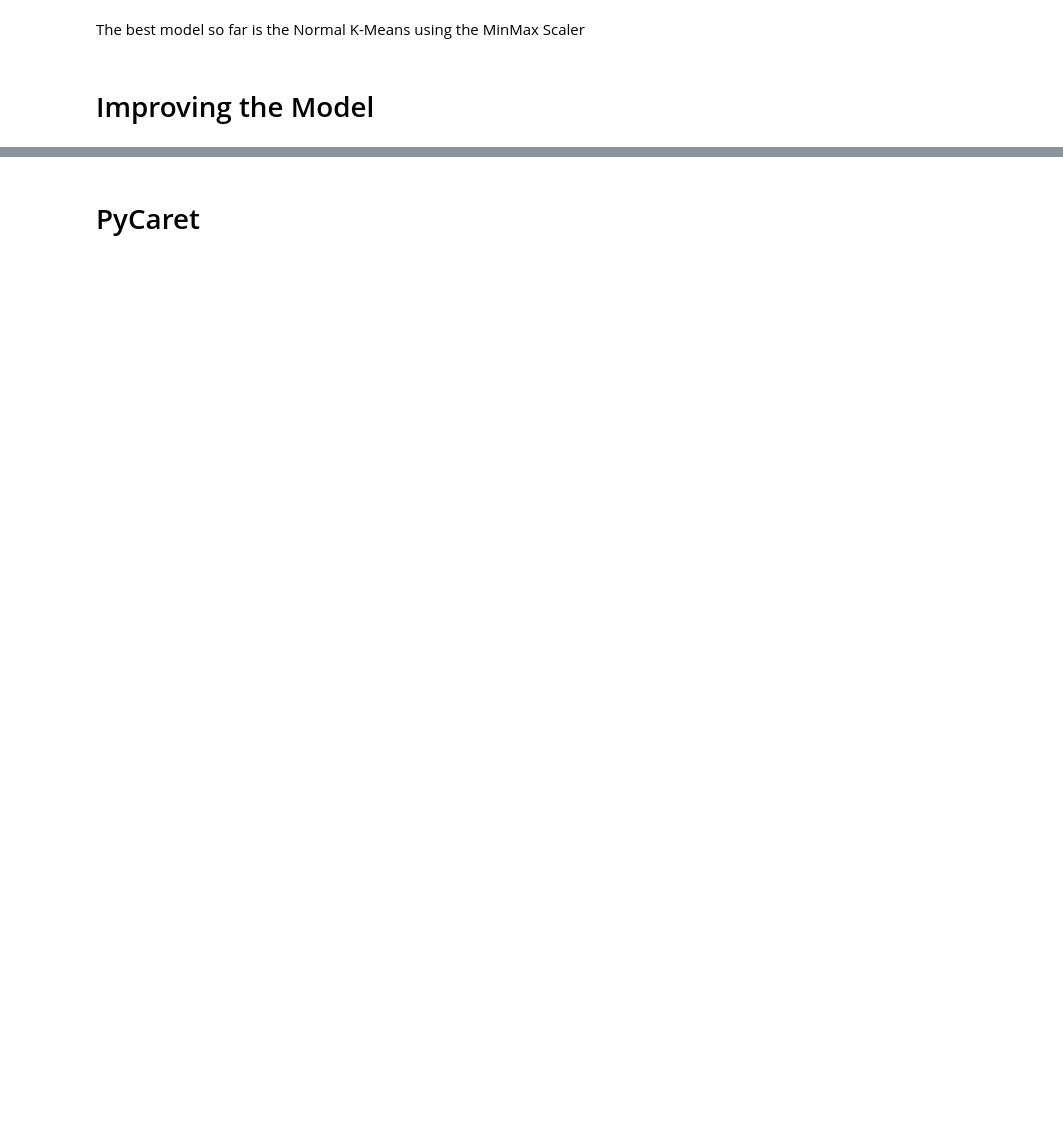
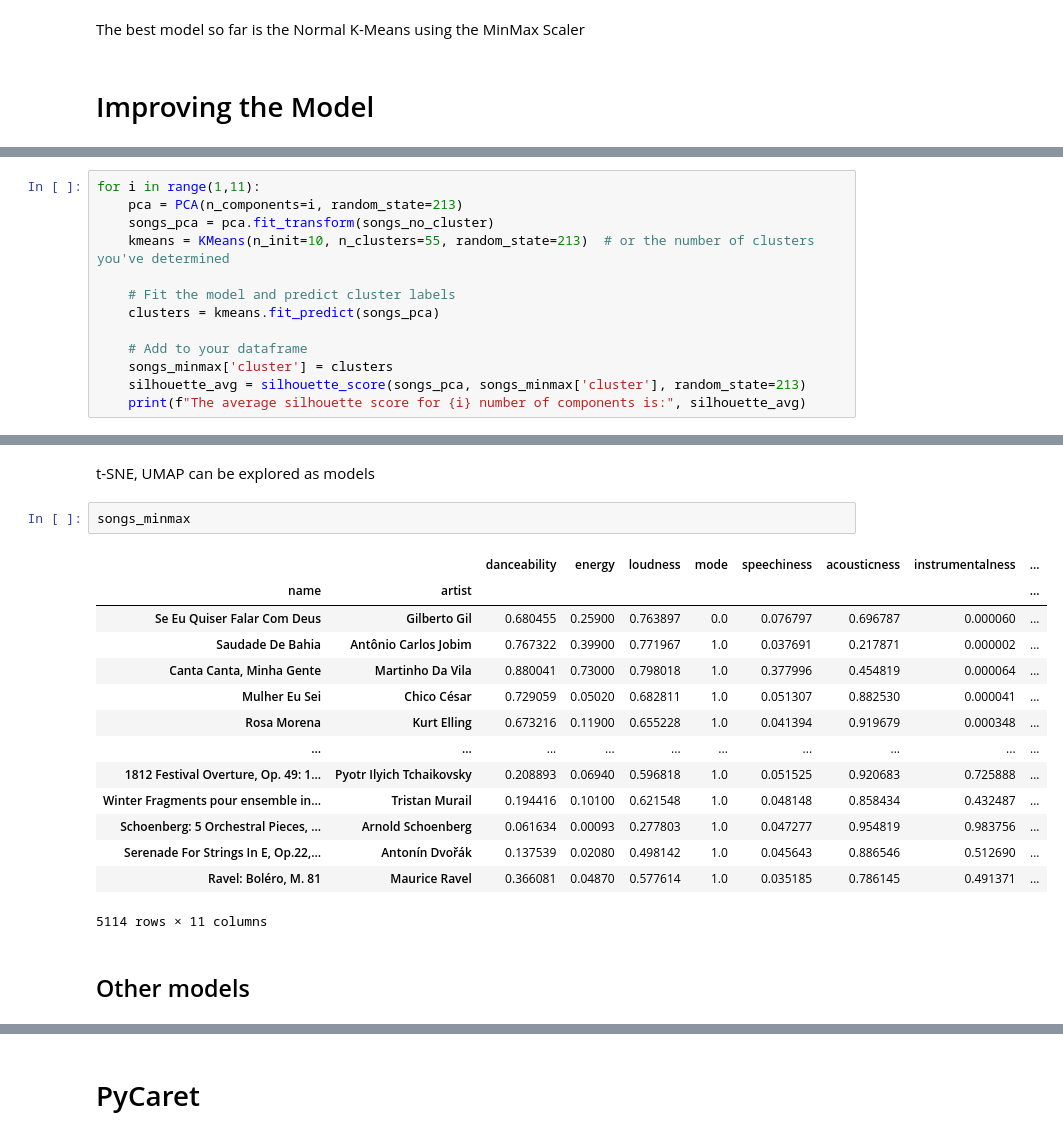
Before and after one commit to MerleSt/SpotifyPlaylistMoosic, a Jupyter notebook: Notebooks/Cluster_Analysis.ipynb, the cells around one changed output, grey strips where cells are left out. Cells and saved outputs as stored; diff of their text form; blank space fills up the shorter version.

```diff
--- a/Notebooks/Cluster_Analysis.ipynb
+++ b/Notebooks/Cluster_Analysis.ipynb
@@ -377,0 +468,13 @@ The best model so far is the Normal K-Means using the MinMax Scaler
+# %%
+for i in range(1,11):
+    pca = PCA(n_components=i, random_state=213)
+    songs_pca = pca.fit_transform(songs_no_cluster)
+    kmeans = KMeans(n_init=10, n_clusters=55, random_state=213)  # or the number of clusters you've determined
+
+    # Fit the model and predict cluster labels
+    clusters = kmeans.fit_predict(songs_pca)
+
+    # Add to your dataframe
+    songs_minmax['cluster'] = clusters
+    silhouette_avg = silhouette_score(songs_pca, songs_minmax['cluster'], random_state=213)
+    print(f"The average silhouette score for {i} number of components is:", silhouette_avg)
@@ -377,0 +551,21 @@ The best model so far is the Normal K-Means using the MinMax Scaler
+# %% [markdown]
+t-SNE, UMAP can be explored as models
+# %%
+songs_minmax
+# %% [output]
+|  |  | danceability | energy | loudness | mode | speechiness | acousticness | instrumentalness | ... |
+| name | artist |  |  |  |  |  |  |  | ... |
+| Se Eu Quiser Falar Com Deus | Gilberto Gil | 0.680455 | 0.25900 | 0.763897 | 0.0 | 0.076797 | 0.696787 | 0.000060 | ... |
+| Saudade De Bahia | Antônio Carlos Jobim | 0.767322 | 0.39900 | 0.771967 | 1.0 | 0.037691 | 0.217871 | 0.000002 | ... |
+| Canta Canta, Minha Gente | Martinho Da Vila | 0.880041 | 0.73000 | 0.798018 | 1.0 | 0.377996 | 0.454819 | 0.000064 | ... |
+| Mulher Eu Sei | Chico César | 0.729059 | 0.05020 | 0.682811 | 1.0 | 0.051307 | 0.882530 | 0.000041 | ... |
+| Rosa Morena | Kurt Elling | 0.673216 | 0.11900 | 0.655228 | 1.0 | 0.041394 | 0.919679 | 0.000348 | ... |
+| ... | ... | ... | ... | ... | ... | ... | ... | ... | ... |
+| 1812 Festival Overture, Op. 49: 1... | Pyotr Ilyich Tchaikovsky | 0.208893 | 0.06940 | 0.596818 | 1.0 | 0.051525 | 0.920683 | 0.725888 | ... |
+| Winter Fragments pour ensemble in... | Tristan Murail | 0.194416 | 0.10100 | 0.621548 | 1.0 | 0.048148 | 0.858434 | 0.432487 | ... |
+| Schoenberg: 5 Orchestral Pieces, ... | Arnold Schoenberg | 0.061634 | 0.00093 | 0.277803 | 1.0 | 0.047277 | 0.954819 | 0.983756 | ... |
+| Serenade For Strings In E, Op.22,... | Antonín Dvořák | 0.137539 | 0.02080 | 0.498142 | 1.0 | 0.045643 | 0.886546 | 0.512690 | ... |
+| Ravel: Boléro, M. 81 | Maurice Ravel | 0.366081 | 0.04870 | 0.577614 | 1.0 | 0.035185 | 0.786145 | 0.491371 | ... |
+5114 rows × 11 columns
+# %% [markdown]
+## Other models
```
Also changed, not shown: parts of 47 cells of this notebook, 2 other files.
